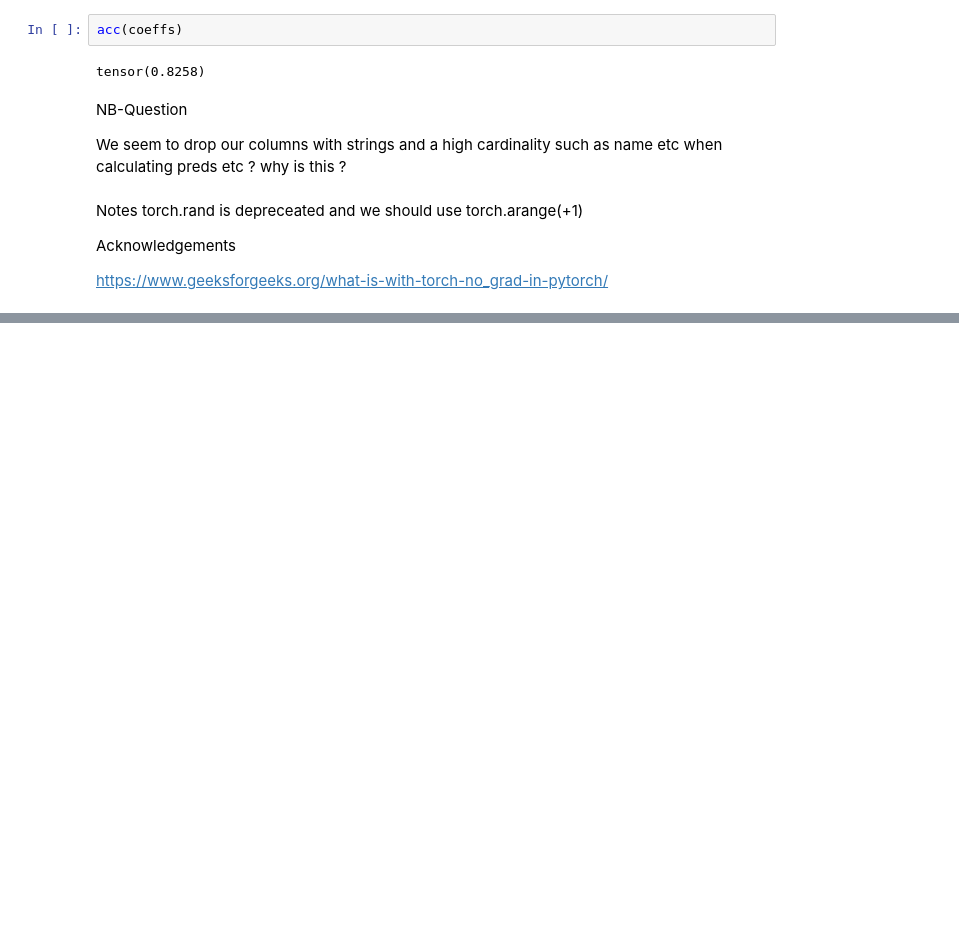
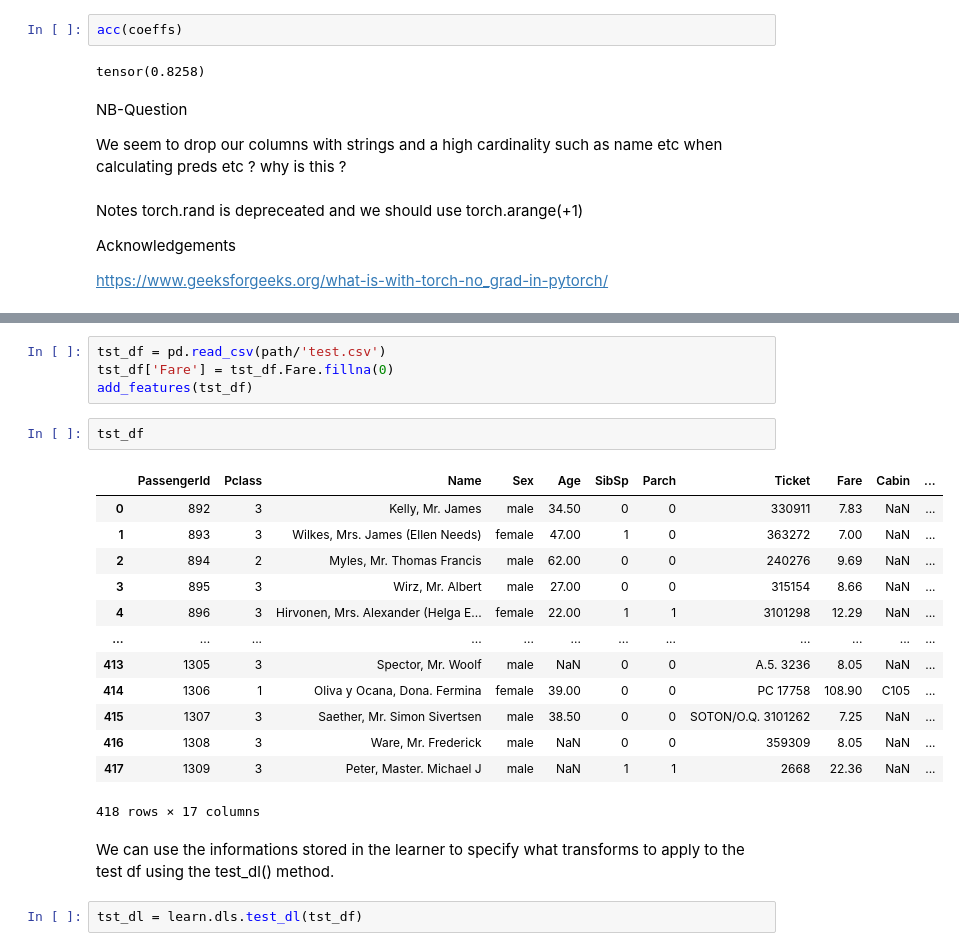
Before and after one commit to rubanzasilva/Linear_model_and_nn_from_scratch, a Jupyter notebook: Linear_model_and_nn_from_scratch.ipynb, the cells around one changed output, grey strips where cells are left out. Cells and saved outputs as stored; diff of their text form; blank space fills up the shorter version.

```diff
--- a/Linear_model_and_nn_from_scratch.ipynb
+++ b/Linear_model_and_nn_from_scratch.ipynb
@@ -1313,0 +1453,24 @@ https://www.geeksforgeeks.org/what-is-with-torch-no_grad-in-pytorch/
+# %%
+tst_df = pd.read_csv(path/'test.csv')
+tst_df['Fare'] = tst_df.Fare.fillna(0)
+add_features(tst_df)
+# %%
+tst_df
+# %% [output]
+|  | PassengerId | Pclass | Name | Sex | Age | SibSp | Parch | Ticket | Fare | Cabin | ... |
+| 0 | 892 | 3 | Kelly, Mr. James | male | 34.50 | 0 | 0 | 330911 | 7.83 | NaN | ... |
+| 1 | 893 | 3 | Wilkes, Mrs. James (Ellen Needs) | female | 47.00 | 1 | 0 | 363272 | 7.00 | NaN | ... |
+| 2 | 894 | 2 | Myles, Mr. Thomas Francis | male | 62.00 | 0 | 0 | 240276 | 9.69 | NaN | ... |
+| 3 | 895 | 3 | Wirz, Mr. Albert | male | 27.00 | 0 | 0 | 315154 | 8.66 | NaN | ... |
+| 4 | 896 | 3 | Hirvonen, Mrs. Alexander (Helga E... | female | 22.00 | 1 | 1 | 3101298 | 12.29 | NaN | ... |
+| ... | ... | ... | ... | ... | ... | ... | ... | ... | ... | ... | ... |
+| 413 | 1305 | 3 | Spector, Mr. Woolf | male | NaN | 0 | 0 | A.5. 3236 | 8.05 | NaN | ... |
+| 414 | 1306 | 1 | Oliva y Ocana, Dona. Fermina | female | 39.00 | 0 | 0 | PC 17758 | 108.90 | C105 | ... |
+| 415 | 1307 | 3 | Saether, Mr. Simon Sivertsen | male | 38.50 | 0 | 0 | SOTON/O.Q. 3101262 | 7.25 | NaN | ... |
+| 416 | 1308 | 3 | Ware, Mr. Frederick | male | NaN | 0 | 0 | 359309 | 8.05 | NaN | ... |
+| 417 | 1309 | 3 | Peter, Master. Michael J | male | NaN | 1 | 1 | 2668 | 22.36 | NaN | ... |
+418 rows × 17 columns
+# %% [markdown]
+We can use the informations stored in the learner to specify what transforms to apply to the test df using the test_dl() method.
+# %%
+tst_dl = learn.dls.test_dl(tst_df)
```
Also changed, not shown: parts of 29 cells of this notebook.
